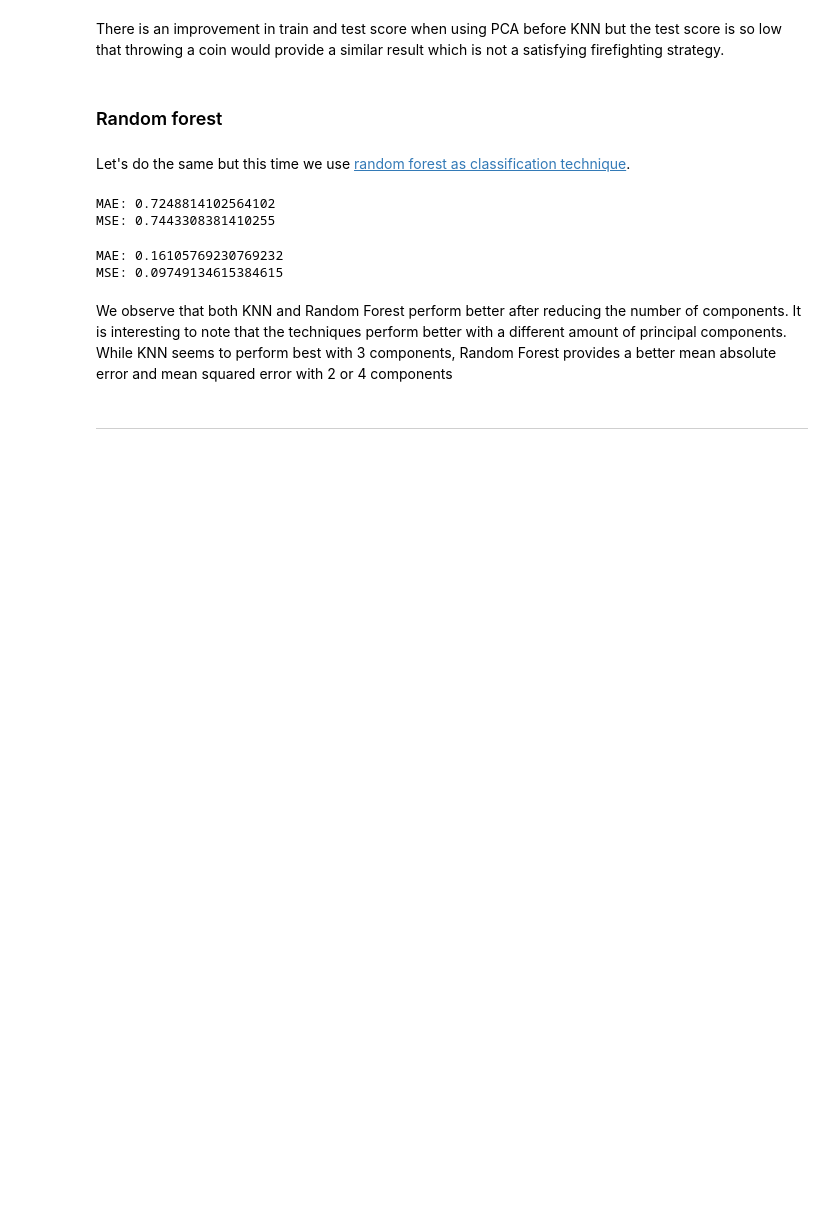
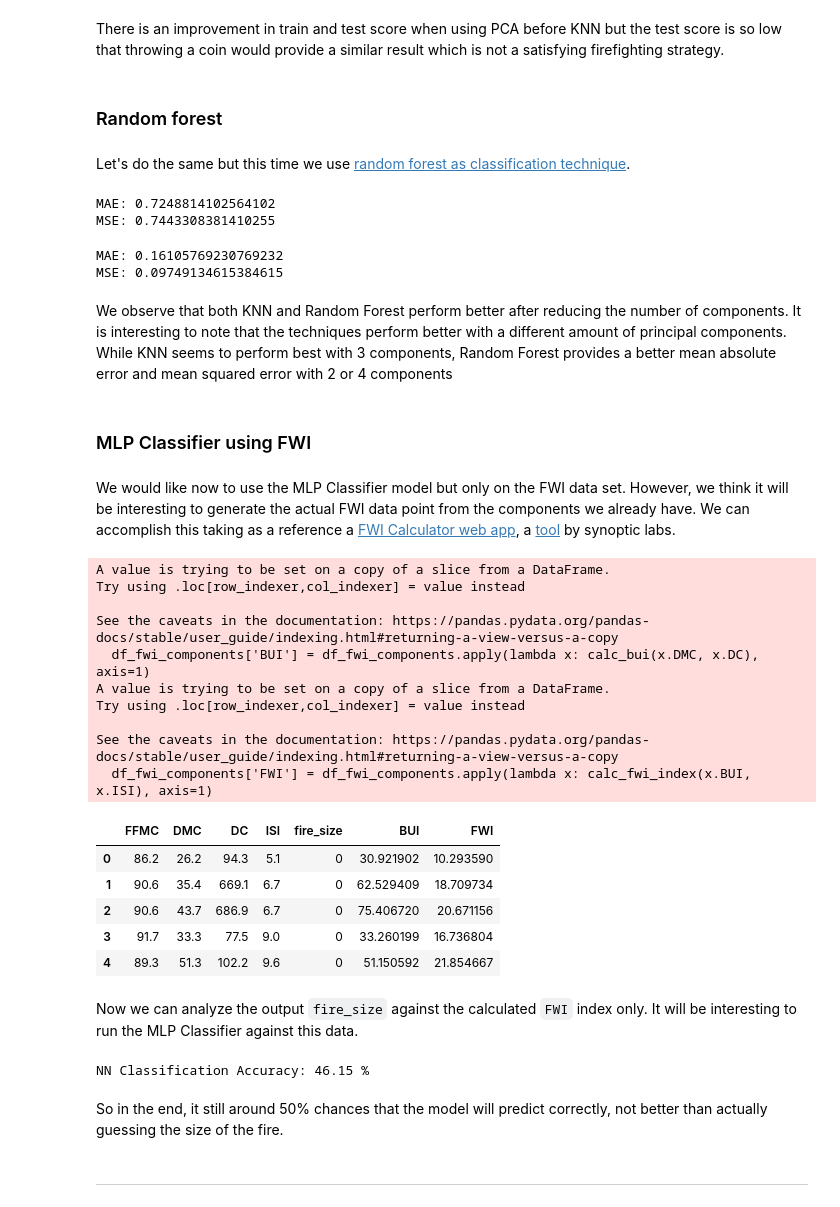
Before and after one commit to alex-fddz/forest-fires, a Jupyter notebook: project.ipynb, the cells around one changed output. Drawn from its saved outputs; the diff is of its cells as text; code cells hidden in the pictures; blank space fills up the shorter version.

Commit message:
calc fwi, do mlp classif.

```diff
--- a/project.ipynb
+++ b/project.ipynb
@@ -949,3 +949,59 @@ MAE: 0.16105769230769232
 MSE: 0.09749134615384615
 # %% [markdown]
 We observe that both KNN and Random Forest perform better after reducing the number of components. It is interesting to note that the techniques perform better with a different amount of principal components. While KNN seems to perform best with 3 components, Random Forest provides a better mean absolute error and mean squared error with 2 or 4 components
+# %% [markdown]
+### MLP Classifier using FWI
+# %% [markdown]
+We would like now to use the MLP Classifier model but only on the FWI data set. However, we think it will be interesting to generate the actual FWI data point from the components we already have. We can accomplish this taking as a reference a [FWI Calculator web app](https://fire.synopticlabs.org/cffdrs/main.js/cffwi-1.2.js), a [tool](https://fire.synopticlabs.org/tools/fwi/) by synoptic labs.
+# %%
+import math
+def calc_bui(dmc, dc):
+    # build up index
+    bui = 0
+    dmc = +dmc
+    dc = +dc
+    if (dmc <= 0.4 * dc):
+        bui = 0.8 * dc * dmc / (dmc + 0.4 * dc)
+    else:
+        bui = dmc - (1. - 0.8 * dc / (dmc + 0.4 * dc)) * (0.92 + pow((0.0114 * dmc), 1.7))
+    if (bui < 0):
+        bui = 0.0
+    if (dmc == 0 and dc == 0):
+        bui = 0
+    return bui
+
+def calc_fwi_index(bui, isi):
+    if (bui>80):
+        bb = 0.1 * isi * (1000.0 / (25.0 + 108.64 / math.exp(0.023*bui)))
+    else:
+        bb = 0.1 * isi * (0.626 * pow(bui, 0.809) + 2.0)
+
+    if (bb <= 1):
+        fwi = bb
+    else:
+        fwi = math.exp(2.72 * pow(0.434 * math.log(bb),0.647))
+    return fwi
+# %%
+df_fwi_components['BUI'] = df_fwi_components.apply(lambda x: calc_bui(x.DMC, x.DC), axis=1)
+df_fwi_components['FWI'] = df_fwi_components.apply(lambda x: calc_fwi_index(x.BUI, x.ISI), axis=1)
+
+df_fwi_components.head()
+# %% [output]
+A value is trying to be set on a copy of a slice from a DataFrame.
+Try using .loc[row_indexer,col_indexer] = value instead
+
+See the caveats in the documentation: https://pandas.pydata.org/pandas-docs/stable/user_guide/indexing.html#returning-a-view-versus-a-copy
+  df_fwi_components['BUI'] = df_fwi_components.apply(lambda x: calc_bui(x.DMC, x.DC), axis=1)
+A value is trying to be set on a copy of a slice from a DataFrame.
+Try using .loc[row_indexer,col_indexer] = value instead
+
+See the caveats in the documentation: https://pandas.pydata.org/pandas-docs/stable/user_guide/indexing.html#returning-a-view-versus-a-copy
+  df_fwi_components['FWI'] = df_fwi_components.apply(lambda x: calc_fwi_index(x.BUI, x.ISI), axis=1)
+|  | FFMC | DMC | DC | ISI | fire_size | BUI | FWI |
+| 0 | 86.2 | 26.2 | 94.3 | 5.1 | 0 | 30.921902 | 10.293590 |
+| 1 | 90.6 | 35.4 | 669.1 | 6.7 | 0 | 62.529409 | 18.709734 |
+| 2 | 90.6 | 43.7 | 686.9 | 6.7 | 0 | 75.406720 | 20.671156 |
+| 3 | 91.7 | 33.3 | 77.5 | 9.0 | 0 | 33.260199 | 16.736804 |
+| 4 | 89.3 | 51.3 | 102.2 | 9.6 | 0 | 51.150592 | 21.854667 |
+# %% [markdown]
+Now we can analyze the output `fire_size` against the calculated `FWI` index only. It will be interesting to run the MLP Classifier against this data.
@@ -952,2 +1021,11 @@ We observe that both KNN and Random Forest perform better after reducing the num
+# %%
+NeuralNetworkClassifier = MLPClassifier(hidden_layer_sizes=(12,12))
+NeuralNetworkClassifier.fit(X_train, y_train)
+
+print("NN Classification Accuracy:", round(NeuralNetworkClassifier.score(X_test, y_test) * 100, 2), "%")
+# %% [output]
+NN Classification Accuracy: 46.15 %
+# %% [markdown]
+So in the end, it still around 50% chances that the model will predict correctly, not better than actually guessing the size of the fire.
 # %% [markdown]
 ---
```
Also changed, not shown: parts of 4 cells of this notebook.
